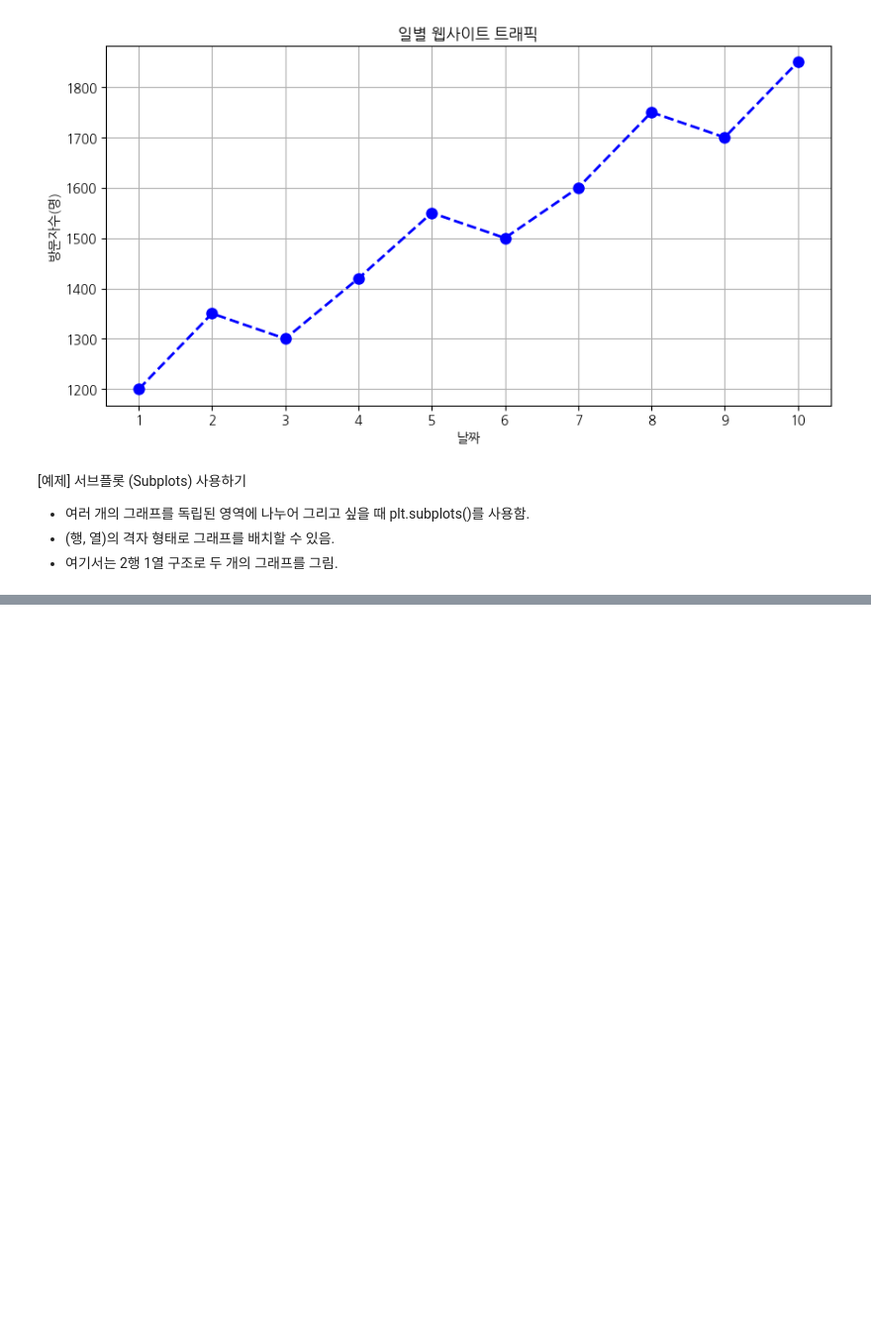
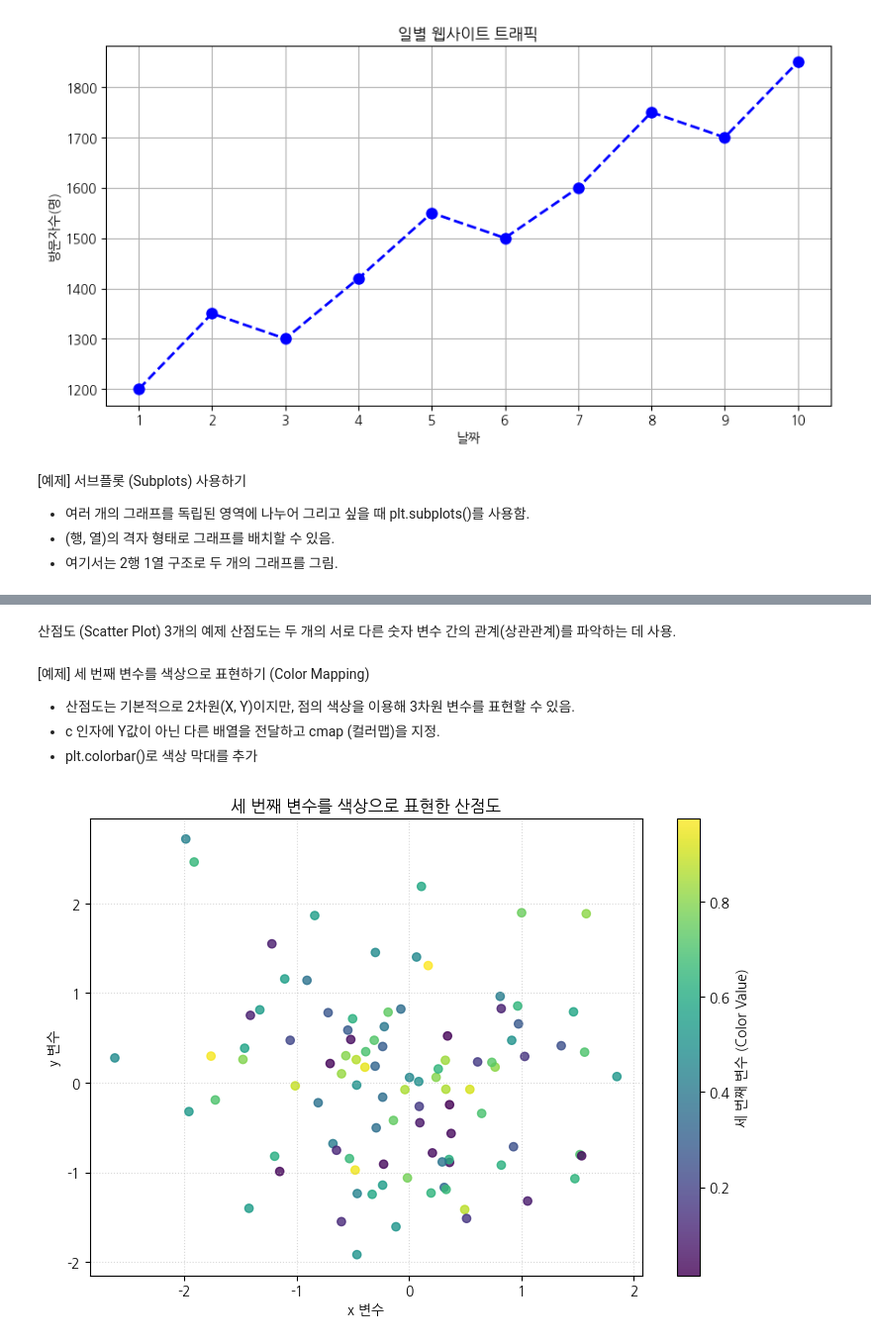
Before and after one commit to ongsoony8382/financial-data-programming, a Jupyter notebook: 데이터_시각화_(1)_3주차_동영상.ipynb, the cells around one changed output, grey strips where cells are left out. Shown at 99% size. Cells and saved outputs as stored; diff of their text form; code cells hidden in the pictures; blank space fills up the shorter version.

```diff
--- a/데이터_시각화_(1)_3주차_동영상.ipynb
+++ b/데이터_시각화_(1)_3주차_동영상.ipynb
@@ -95,0 +142,39 @@ ax1.legend()
+# %% [markdown]
+산점도 (Scatter Plot) 3개의 예제
+산점도는 두 개의 서로 다른 숫자 변수 간의 관계(상관관계)를 파악하는 데 사용.
+# %% [markdown]
+
+[예제] 세 번째 변수를 색상으로 표현하기 (Color Mapping)
+- 산점도는 기본적으로 2차원(X, Y)이지만, 점의 색상을 이용해 3차원 변수를 표현할 수 있음.
+- c 인자에 Y값이 아닌 다른 배열을 전달하고 cmap (컬러맵)을 지정.
+- plt.colorbar()로 색상 막대를 추가
+# %%
+import matplotlib.pyplot as plt
+import numpy as np
+
+# 데이터 준비
+np.random.seed(42)
+N = 100
+x = np.random.randn(N) # X (정규분포) normal distribution
+y = np.random.randn(N) # Y (정규분포) normal distribution
+colors = np.random.rand(N) # 0~1 사이의 랜덤값
+
+# 그래프 생성
+plt.figure(figsize = (9,6))
+
+# colors 변수를 c 인자에 전달. viridis 컬러맵 사용
+scatter = plt.scatter(x, y, c = colors, cmap = 'viridis', alpha = 0.8)
+
+# 컬러바 (색상 막대) 추가
+plt.colorbar(scatter, label = '세 번째 변수 (Color Value)')
+
+# 그래프 꾸미기
+plt.title("세 번째 변수를 색상으로 표현한 산점도")
+plt.xlabel("x 변수")
+plt.ylabel("y 변수")
+plt.grid(True, linestyle =':', alpha = 0.5)
+
+# 그래프 표시
+plt.show()
+# %% [output]
+[figure, added]
```
Also changed, not shown: parts of 4 cells of this notebook.
